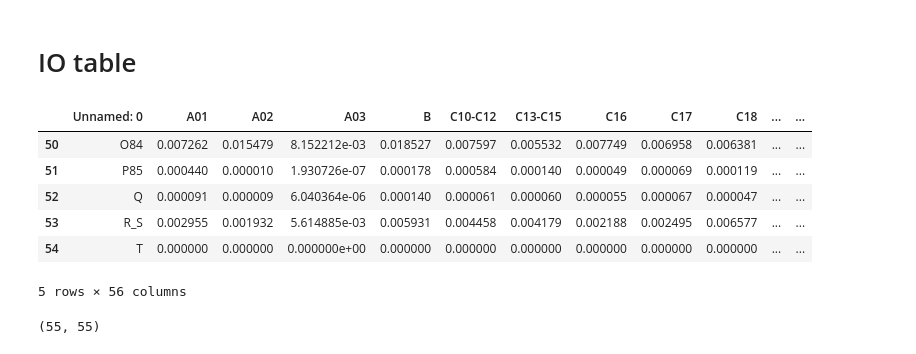
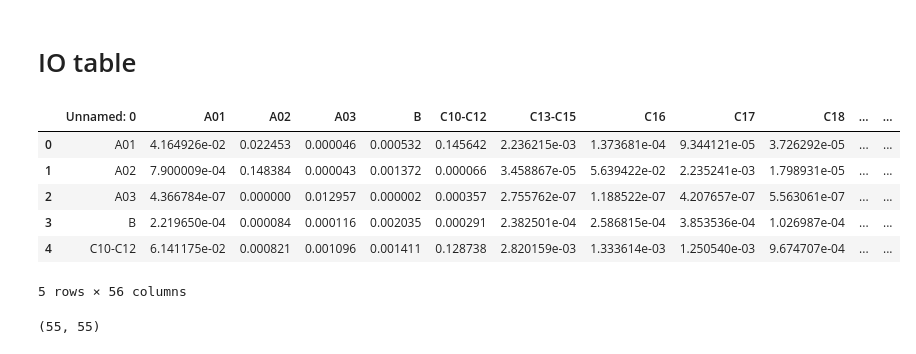
Before and after one commit to jannekehutsebaut/Thesis_Shock_Propagation_Supply_Demand, a Jupyter notebook: Case study Germany.ipynb, the cells around one changed output. Cells and saved outputs as stored; diff of their text form; code cells hidden in the pictures.

```diff
--- a/Case study Germany.ipynb
+++ b/Case study Germany.ipynb
@@ -92,14 +107,14 @@ x_max.shape
 # IO table
 # %%
 df = pd.read_csv('deu_wiot.csv',sep = ',',low_memory=False)
-df.tail()
+df.head()
 # %% [output]
 |  | Unnamed: 0 | A01 | A02 | A03 | B | C10-C12 | C13-C15 | C16 | C17 | C18 | ... | ... |
-| 50 | O84 | 0.007262 | 0.015479 | 8.152212e-03 | 0.018527 | 0.007597 | 0.005532 | 0.007749 | 0.006958 | 0.006381 | ... | ... |
-| 51 | P85 | 0.000440 | 0.000010 | 1.930726e-07 | 0.000178 | 0.000584 | 0.000140 | 0.000049 | 0.000069 | 0.000119 | ... | ... |
-| 52 | Q | 0.000091 | 0.000009 | 6.040364e-06 | 0.000140 | 0.000061 | 0.000060 | 0.000055 | 0.000067 | 0.000047 | ... | ... |
-| 53 | R_S | 0.002955 | 0.001932 | 5.614885e-03 | 0.005931 | 0.004458 | 0.004179 | 0.002188 | 0.002495 | 0.006577 | ... | ... |
-| 54 | T | 0.000000 | 0.000000 | 0.000000e+00 | 0.000000 | 0.000000 | 0.000000 | 0.000000 | 0.000000 | 0.000000 | ... | ... |
+| 0 | A01 | 4.164926e-02 | 0.022453 | 0.000046 | 0.000532 | 0.145642 | 2.236215e-03 | 1.373681e-04 | 9.344121e-05 | 3.726292e-05 | ... | ... |
+| 1 | A02 | 7.900009e-04 | 0.148384 | 0.000043 | 0.001372 | 0.000066 | 3.458867e-05 | 5.639422e-02 | 2.235241e-03 | 1.798931e-05 | ... | ... |
+| 2 | A03 | 4.366784e-07 | 0.000000 | 0.012957 | 0.000002 | 0.000357 | 2.755762e-07 | 1.188522e-07 | 4.207657e-07 | 5.563061e-07 | ... | ... |
+| 3 | B | 2.219650e-04 | 0.000084 | 0.000116 | 0.002035 | 0.000291 | 2.382501e-04 | 2.586815e-04 | 3.853536e-04 | 1.026987e-04 | ... | ... |
+| 4 | C10-C12 | 6.141175e-02 | 0.000821 | 0.001096 | 0.001411 | 0.128738 | 2.820159e-03 | 1.333614e-03 | 1.250540e-03 | 9.674707e-04 | ... | ... |
 5 rows × 56 columns
 # %%
 df = df.iloc[:,1:]# leaving out industries U and T
```
Also changed, not shown: parts of 75 cells of this notebook.
